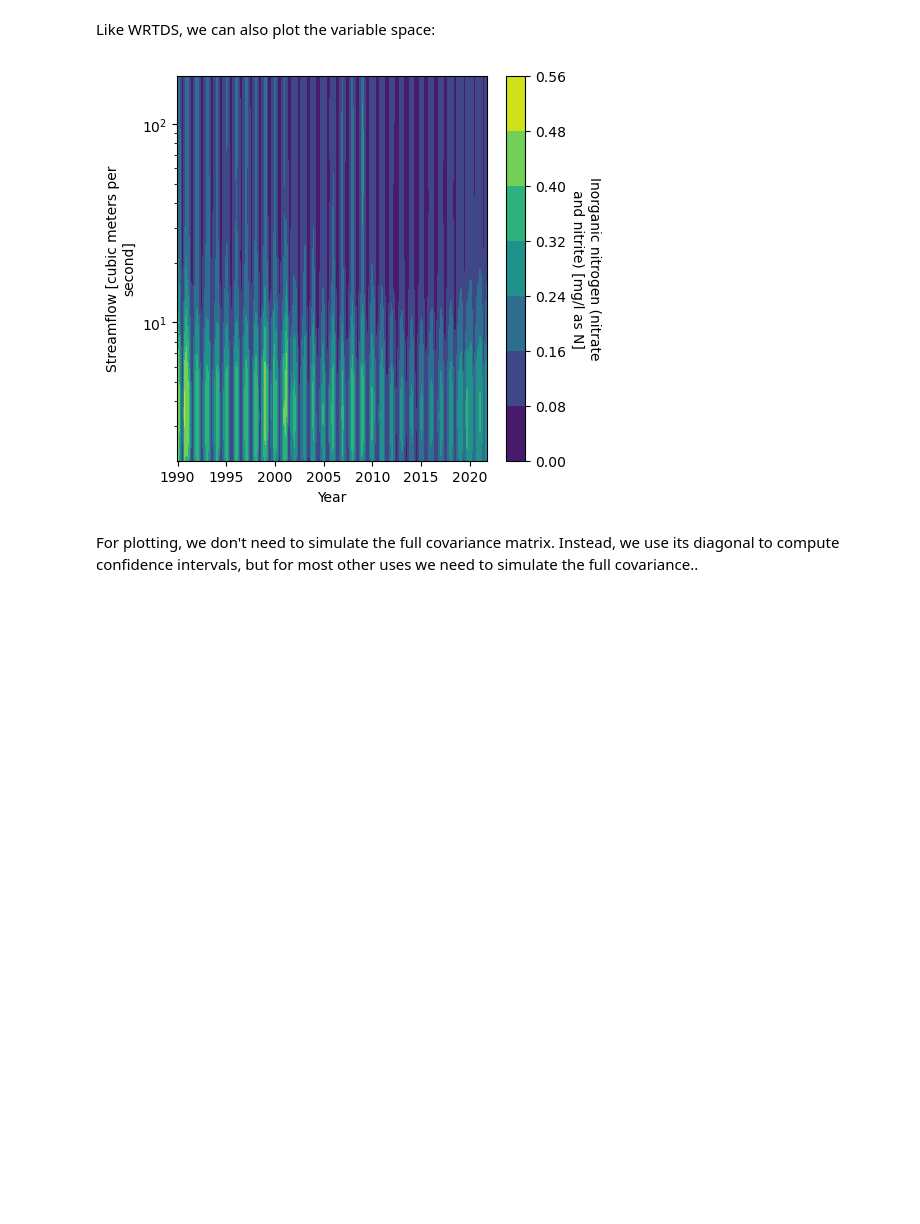
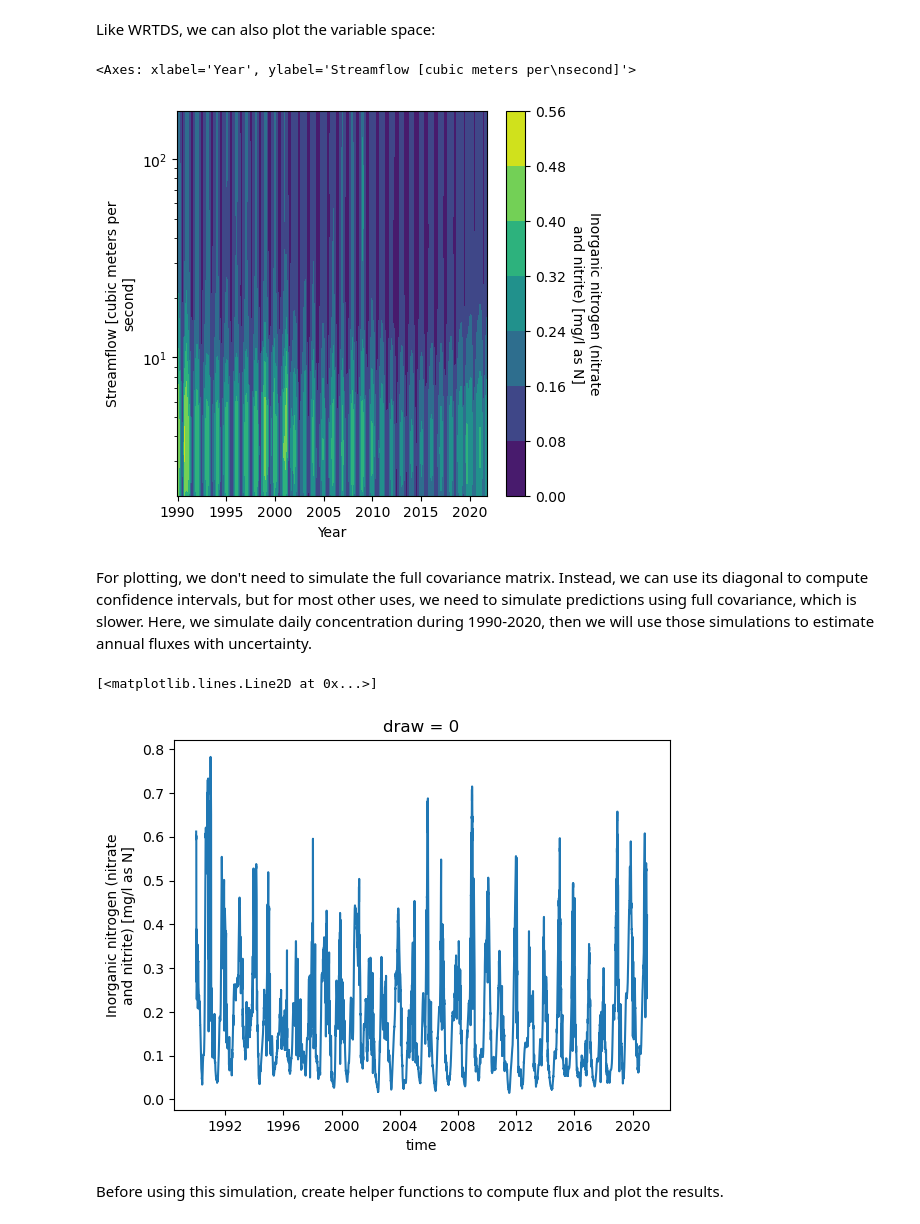
Before and after one commit to thodson-usgs/discontinuum, a Jupyter notebook: notebooks/loadest-gp-demo.ipynb, the cells around one changed output. Saved outputs shown, nothing was run; the diff lists cells and outputs as text; code cells hidden in the pictures; blank space fills up the shorter version.

```diff
--- a/notebooks/loadest-gp-demo.ipynb
+++ b/notebooks/loadest-gp-demo.ipynb
@@ -67,15 +95,23 @@ model.plot(daily[['time','flow']])
 # %% [markdown]
 Like WRTDS, we can also plot the variable space:
 # %%
-model.contourf(levels=5)
-plt.show()
+model.contourf(levels=5, y_scale='log')
 # %% [output]
+<Axes: xlabel='Year', ylabel='Streamflow [cubic meters per\nsecond]'>
 [figure]
 # %% [markdown]
-For plotting, we don't need to simulate the full covariance matrix. Instead, we use its diagonal to compute confidence intervals, but for most other uses we need to simulate the full covariance..
+For plotting, we don't need to simulate the full covariance matrix. Instead, we can use its diagonal to compute confidence intervals, but for most other uses, we need to simulate predictions using full covariance, which is slower. Here, we simulate daily concentration during 1990-2020, then we will use those simulations to estimate annual fluxes with uncertainty.
 # %%
 # simulate concentration
 sim_slice = daily[['time','flow']].sel(time=slice("1990","2020"))
 
 sim = model.sample(sim_slice)
+# %%
+# plot the first realization of concentration.
+sim.sel(draw=0).plot.line(x='time')
+# %% [output]
+[<matplotlib.lines.Line2D at 0x...>]
+[figure, added]
+# %% [markdown]
+Before using this simulation, create helper functions to compute flux and plot the results.
 # %%
```
Also changed, not shown: parts of 13 cells of this notebook, 1 other file.
